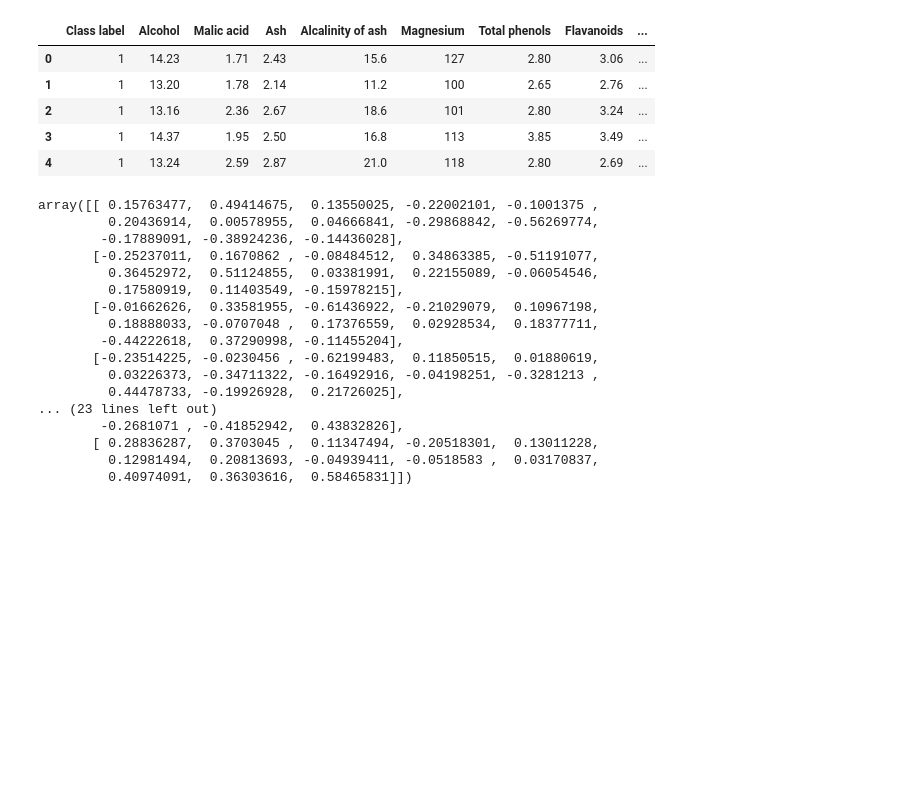
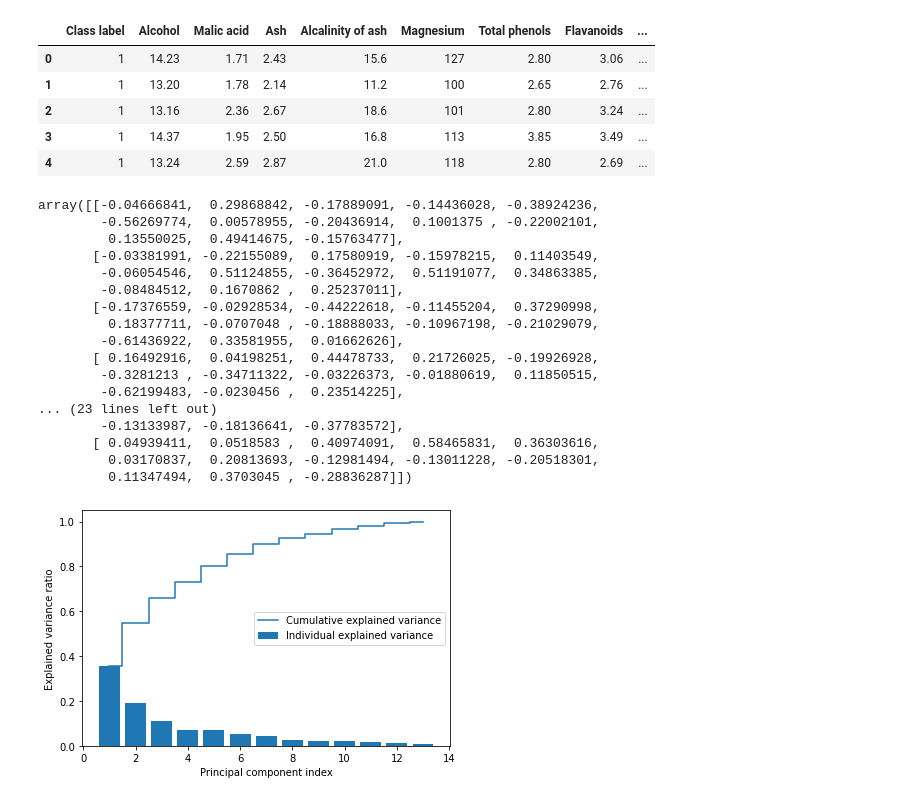
Before and after one commit to niekvanderzwaag/ML_PyTorch, a Jupyter notebook: Ch05 - Dimensionality Reduction.ipynb, the cells around one changed output. Saved outputs shown, nothing was run; the diff lists cells and outputs as text; code cells hidden in the pictures; blank space fills up the shorter version.

```diff
--- a/Ch05 - Dimensionality Reduction.ipynb
+++ b/Ch05 - Dimensionality Reduction.ipynb
@@ -39,24 +39,43 @@ X_test_std = sc.transform(X_test)
 #Obtrain eigenpairs covariance matrix
 import numpy as np
 cov_mat = np.cov(X_train_std.T)
-eigen_vals, eigen_vecs = np.linalg.eig(cov_mat)
+eigen_vals, eigen_vecs = np.linalg.eigh(cov_mat)
 eigen_vals
 eigen_vecs
 # %% [output]
-array([[ 0.15763477,  0.49414675,  0.13550025, -0.22002101, -0.1001375 ,
-         0.20436914,  0.00578955,  0.04666841, -0.29868842, -0.56269774,
-        -0.17889091, -0.38924236, -0.14436028],
-       [-0.25237011,  0.1670862 , -0.08484512,  0.34863385, -0.51191077,
-         0.36452972,  0.51124855,  0.03381991,  0.22155089, -0.06054546,
-         0.17580919,  0.11403549, -0.15978215],
-       [-0.01662626,  0.33581955, -0.61436922, -0.21029079,  0.10967198,
-         0.18888033, -0.0707048 ,  0.17376559,  0.02928534,  0.18377711,
-        -0.44222618,  0.37290998, -0.11455204],
-       [-0.23514225, -0.0230456 , -0.62199483,  0.11850515,  0.01880619,
-         0.03226373, -0.34711322, -0.16492916, -0.04198251, -0.3281213 ,
-         0.44478733, -0.19926928,  0.21726025],
+array([[-0.04666841,  0.29868842, -0.17889091, -0.14436028, -0.38924236,
+        -0.56269774,  0.00578955, -0.20436914,  0.1001375 , -0.22002101,
+         0.13550025,  0.49414675, -0.15763477],
+       [-0.03381991, -0.22155089,  0.17580919, -0.15978215,  0.11403549,
+        -0.06054546,  0.51124855, -0.36452972,  0.51191077,  0.34863385,
+        -0.08484512,  0.1670862 ,  0.25237011],
+       [-0.17376559, -0.02928534, -0.44222618, -0.11455204,  0.37290998,
+         0.18377711, -0.0707048 , -0.18888033, -0.10967198, -0.21029079,
+        -0.61436922,  0.33581955,  0.01662626],
+       [ 0.16492916,  0.04198251,  0.44478733,  0.21726025, -0.19926928,
+        -0.3281213 , -0.34711322, -0.03226373, -0.01880619,  0.11850515,
+        -0.62199483, -0.0230456 ,  0.23514225],
 ... (23 lines left out)
-        -0.2681071 , -0.41852942,  0.43832826],
-       [ 0.28836287,  0.3703045 ,  0.11347494, -0.20518301,  0.13011228,
-         0.12981494,  0.20813693, -0.04939411, -0.0518583 ,  0.03170837,
-         0.40974091,  0.36303616,  0.58465831]])
+        -0.13133987, -0.18136641, -0.37783572],
+       [ 0.04939411,  0.0518583 ,  0.40974091,  0.58465831,  0.36303616,
+         0.03170837,  0.20813693, -0.12981494, -0.13011228, -0.20518301,
+         0.11347494,  0.3703045 , -0.28836287]])
+# %%
+tot = sum(eigen_vals)
+var_exp = [(i / tot) for i in sorted(eigen_vals, reverse=True)]
+cum_var_exp = np.cumsum(var_exp)
+# %%
+import matplotlib.pyplot as plt
+
+
+plt.bar(range(1, 14), var_exp, align='center',
+        label='Individual explained variance')
+plt.step(range(1, 14), cum_var_exp, where='mid',
+         label='Cumulative explained variance')
+plt.ylabel('Explained variance ratio')
+plt.xlabel('Principal component index')
+plt.legend(loc='best')
+plt.tight_layout()
+plt.show()
+# %% [output]
+[figure, added]
```
Also changed, not shown: parts of 16 cells of this notebook.
